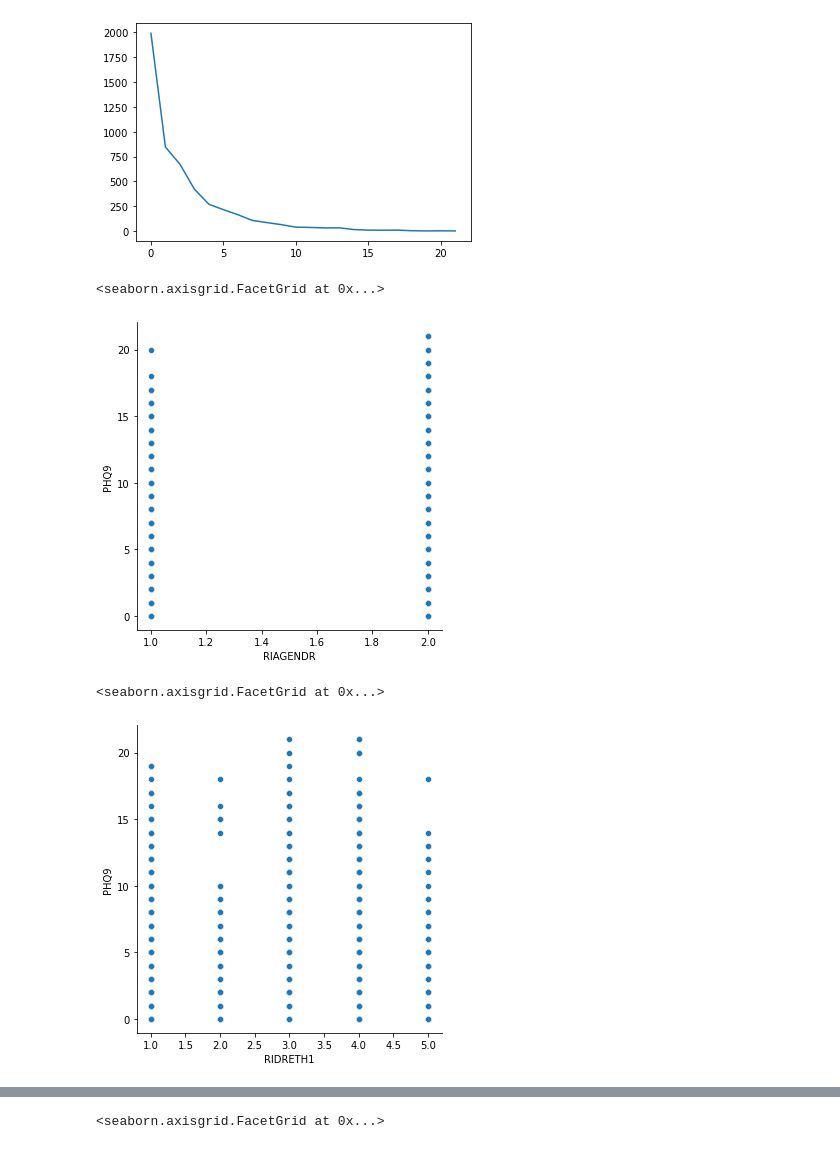
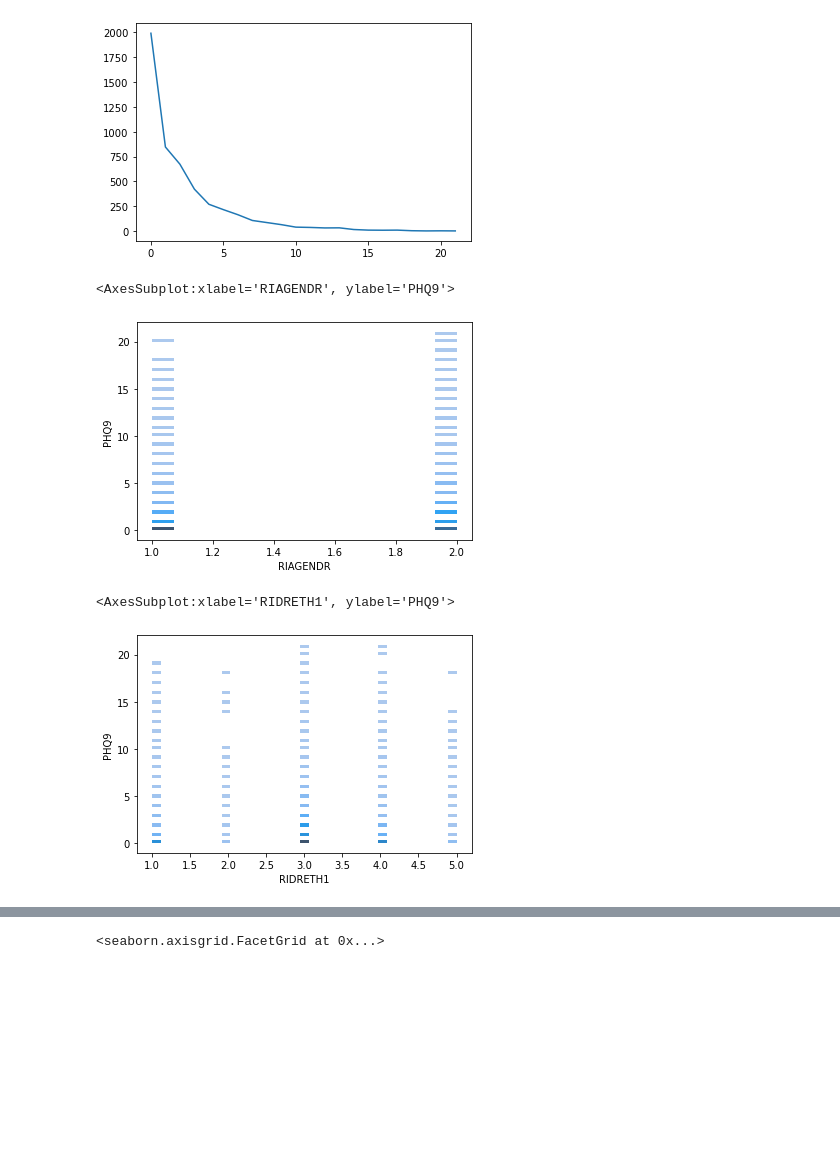
Before and after one commit to onemarcos/Tera-Jupyter-Notebook, a Jupyter notebook: Desafio Inferência/Desafio Inferência.ipynb, the cells around one changed output, grey strips where cells are left out. Drawn from its saved outputs; the diff is of its cells as text; code cells hidden in the pictures; blank space fills up the shorter version.

```diff
--- a/Desafio Inferência/Desafio Inferência.ipynb
+++ b/Desafio Inferência/Desafio Inferência.ipynb
@@ -174,12 +184,12 @@ df_clean['PHQ9'].value_counts().sort_index().plot.line()
 <AxesSubplot:>
 [figure]
 # %%
-sns.relplot(x="RIAGENDR", y="PHQ9", data=df_clean)
+sns.histplot(x="RIAGENDR", y="PHQ9", data=df_clean)
 # %% [output]
-<seaborn.axisgrid.FacetGrid at 0x...>
+<AxesSubplot:xlabel='RIAGENDR', ylabel='PHQ9'>
-[figure, old version]
+[figure, new version]
 # %%
-sns.relplot(x="RIDRETH1", y="PHQ9", data=df_clean)
+sns.histplot(x="RIDRETH1", y="PHQ9", data=df_clean)
 # %% [output]
-<seaborn.axisgrid.FacetGrid at 0x...>
+<AxesSubplot:xlabel='RIDRETH1', ylabel='PHQ9'>
-[figure, old version]
+[figure, new version]
```
Also changed, not shown: parts of 7 cells of this notebook.
